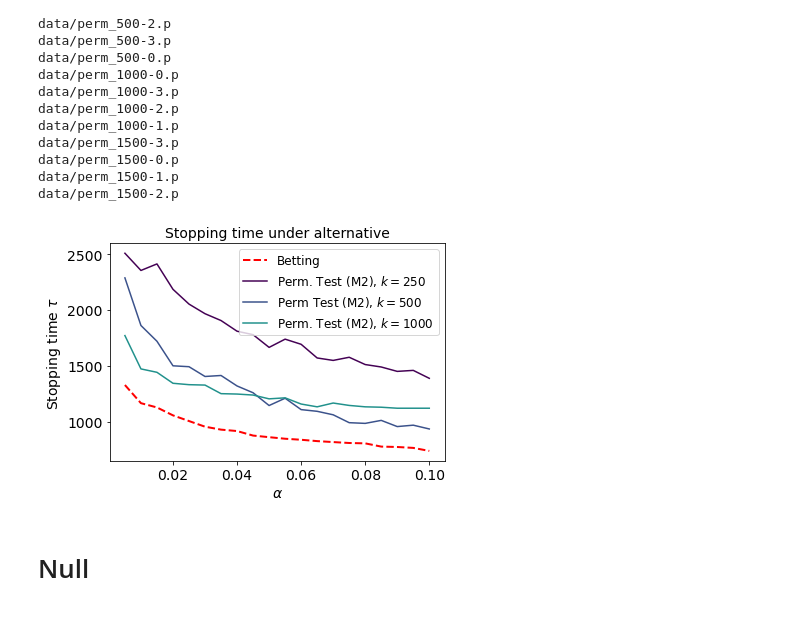
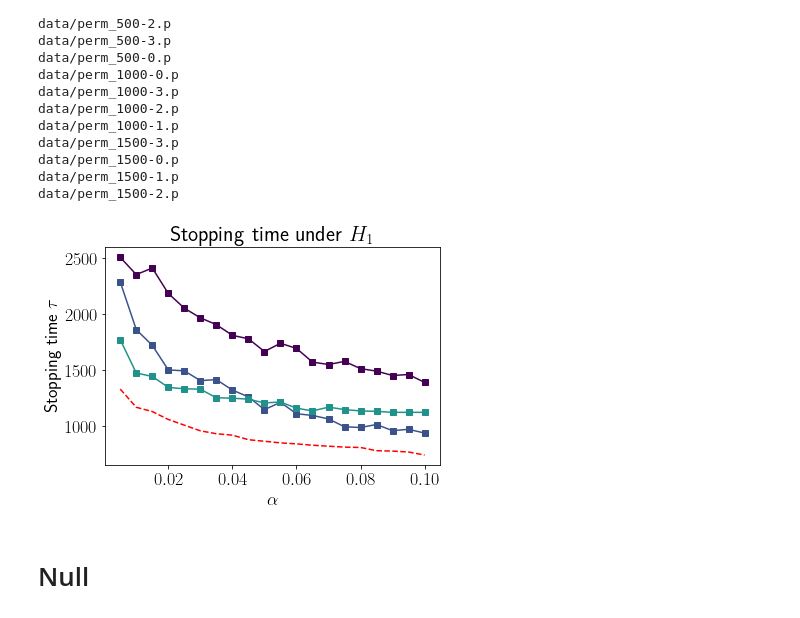
Before and after one commit to secg5/auditing_fairness_by_betting, a Jupyter notebook: credit_loan.ipynb, the cells around one changed output. Cells and saved outputs as stored; diff of their text form; code cells hidden in the pictures.

```diff
--- a/credit_loan.ipynb
+++ b/credit_loan.ipynb
@@ -123,25 +130,24 @@ data/perm_1500-0.p
 data/perm_1500-1.p
 data/perm_1500-2.p
 # %%
-mpl.rcParams['font.size'] = 14
+mpl.rcParams['font.size'] = 18
 cm = plt.get_cmap('viridis')
 cmap = [cm(i) for i in np.linspace(0,1,5)]
 
 
-plt_mean_std(plt, betting_results, alphas, 'Betting', color='red', plot_std=False, ls='--', lw=2)
-plt_mean_std(plt, perm_250_results, alphas, 'Perm. Test (M2), $k=250$', color=cmap[0], plot_std=False)
-plt_mean_std(plt, perm_500_results, alphas, 'Perm Test (M2), $k=500$', color=cmap[1], plot_std=False)
-plt_mean_std(plt, perm_1000_results, alphas, 'Perm. Test (M2), $k=1000$', color=cmap[2], plot_std=False)
-# plt_mean_std(plt, perm_1500_results, alphas, 'Perm. Test, $k=1500$', color=cmap[3], plot_std=True)
+plt_mean_std(plt, betting_results, alphas, None, color='red', plot_std=False, ls='--')
+plt_mean_std(plt, perm_250_results, alphas, None, marker='s', color=cmap[0], plot_std=False)
+plt_mean_std(plt, perm_500_results, alphas, None, marker='s', color=cmap[1], plot_std=False)
+plt_mean_std(plt, perm_1000_results, alphas, None, marker='s', color=cmap[2], plot_std=False)
 
 
-plt.legend(fontsize=12)
+# plt.legend(fontsize=12)
 plt.xlabel('$\\alpha$')
 plt.ylabel('Stopping time $\\tau$')
-plt.title('Stopping time under alternative', fontsize=14)
+plt.title('Stopping time under $H_1$')
 plt.savefig('plots/credit_loan.png', dpi=300, bbox_inches='tight')
 # %% [output]
-[figure, old version]
+[figure, new version]
 # %% [markdown]
 # Null
 # %%
```
Also changed, not shown: parts of 21 cells of this notebook, 5 other files.
